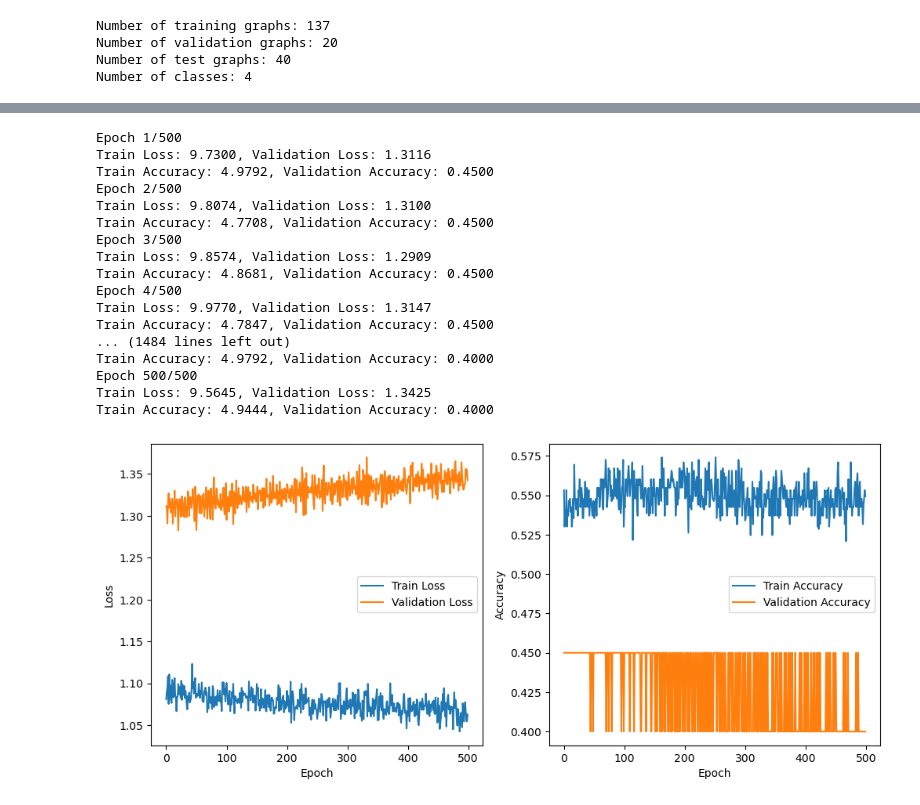
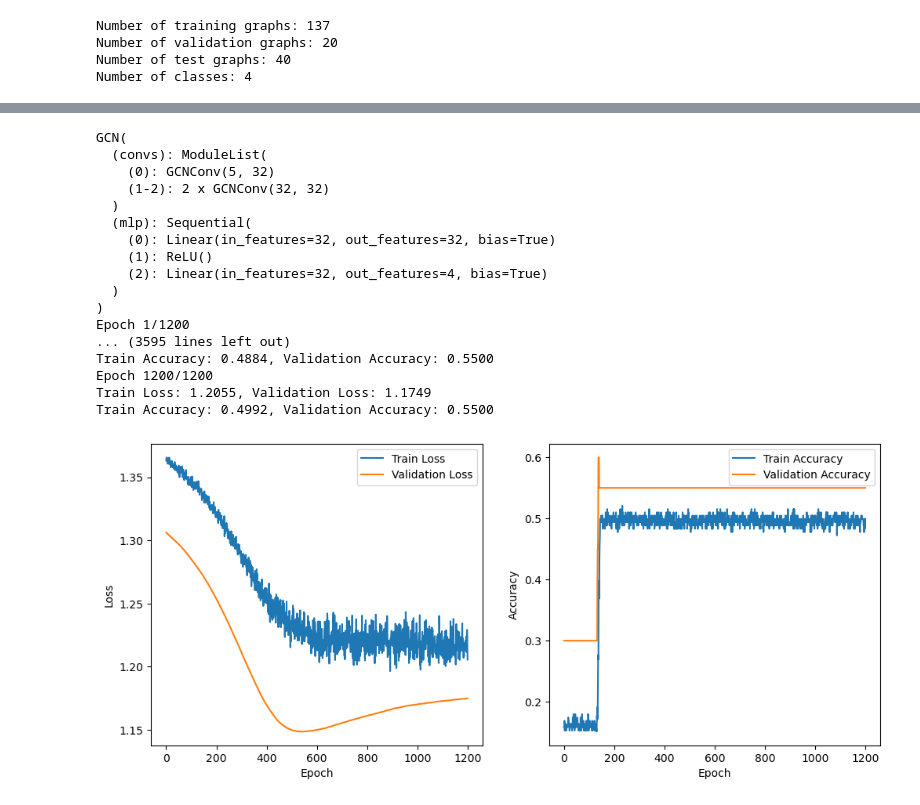
Before and after one commit to mathilde-cros/Bachelor_Thesis_Alzheimers_HGNN, a Jupyter notebook: GCN.ipynb, the cells around one changed output, grey strips where cells are left out. Cells and saved outputs as stored; diff of their text form; code cells hidden in the pictures.

```diff
--- a/GCN.ipynb
+++ b/GCN.ipynb
@@ -394,7 +367,7 @@ def quick_accuracy(y_hat, y):
   return accuracy/n
 # %%
 # Training the model
-def train(model, optimizer, criterion, train_loader, valid_loader, test_loader=False, testing=False, n_epochs=100):
+def train(model, optimizer, criterion, train_loader, valid_loader, parameters, test_loader=False, testing=False, n_epochs=100):
     train_losses = []
     train_accuracies = []
     valid_losses = []
@@ -478,31 +451,58 @@ def train(model, optimizer, criterion, train_loader, valid_loader, test_loader=F
     plt.ylabel('Accuracy')
     plt.legend()
 
+    # Save the plot
+    lr = parameters[0]
+    hidden_channels = parameters[1]
+    num_layers = parameters[2]
+    dropout = parameters[3]
+    filename = f'GCN_Models/lr{lr}_hc{hidden_channels}_nl{num_layers}_d{dropout}_epochs{n_epochs}.png'
+    plt.savefig(filename)
     plt.show()
 
     if testing:
         return train_losses, train_accuracies, valid_losses, valid_accuracies, test_losses, test_accuracies
     else:
         return train_losses, train_accuracies, valid_losses, valid_accuracies
-# %%
-# Running the training
-train_losses, train_accuracies, valid_losses, valid_accuracies = train(model, optimizer, criterion, train_loader, valid_loader, n_epochs=500)
-# %% [output]
-Epoch 1/500
-Train Loss: 9.7300, Validation Loss: 1.3116
-Train Accuracy: 4.9792, Validation Accuracy: 0.4500
-Epoch 2/500
-Train Loss: 9.8074, Validation Loss: 1.3100
-Train Accuracy: 4.7708, Validation Accuracy: 0.4500
-Epoch 3/500
-Train Loss: 9.8574, Validation Loss: 1.2909
-Train Accuracy: 4.8681, Validation Accuracy: 0.4500
-Epoch 4/500
-Train Loss: 9.9770, Validation Loss: 1.3147
-Train Accuracy: 4.7847, Validation Accuracy: 0.4500
-... (1484 lines left out)
-Train Accuracy: 4.9792, Validation Accuracy: 0.4000
-Epoch 500/500
-Train Loss: 9.5645, Validation Loss: 1.3425
-Train Accuracy: 4.9444, Validation Accuracy: 0.4000
-[figure, removed]
+# %%
+# Defining the model, optimizer and loss function
+Conv_type = 'GCN'
+lr=0.00001
+hidden_channels=32
+num_layers=3
+dropout=0.2
+parameters = [lr, hidden_channels, num_layers, dropout]
+
+if Conv_type == 'GCN':
+    model = GCN(in_channels=nbr_features, hidden_channels=parameters[1], out_channels=nbr_classes, num_layers=parameters[2], dropout=parameters[3], nbr_classes=nbr_classes)
+    optimizer = torch.optim.Adam(model.parameters(), lr=parameters[0])
+elif Conv_type == 'Graph':
+    model = Graph(in_channels=nbr_features, hidden_channels=parameters[1], out_channels=nbr_classes, num_layers=parameters[2], dropout=parameters[3], nbr_classes=nbr_classes)
+    optimizer = torch.optim.Adam(model.parameters(), lr=parameters[0])
+
+criterion = torch.nn.CrossEntropyLoss()
+
+# Printing the model architecture
+print(model)
+
+# Running the training
+train_losses, train_accuracies, valid_losses, valid_accuracies = train(model, optimizer, criterion, train_loader, valid_loader, parameters, n_epochs=1200)
+# %% [output]
+GCN(
+  (convs): ModuleList(
+    (0): GCNConv(5, 32)
+    (1-2): 2 x GCNConv(32, 32)
+  )
+  (mlp): Sequential(
+    (0): Linear(in_features=32, out_features=32, bias=True)
+    (1): ReLU()
+    (2): Linear(in_features=32, out_features=4, bias=True)
+  )
+)
+Epoch 1/1200
+... (3595 lines left out)
+Train Accuracy: 0.4884, Validation Accuracy: 0.5500
+Epoch 1200/1200
+Train Loss: 1.2055, Validation Loss: 1.1749
+Train Accuracy: 0.4992, Validation Accuracy: 0.5500
+[figure, added]
```
Also changed, not shown: parts of 2 cells of this notebook, 14 other files.
